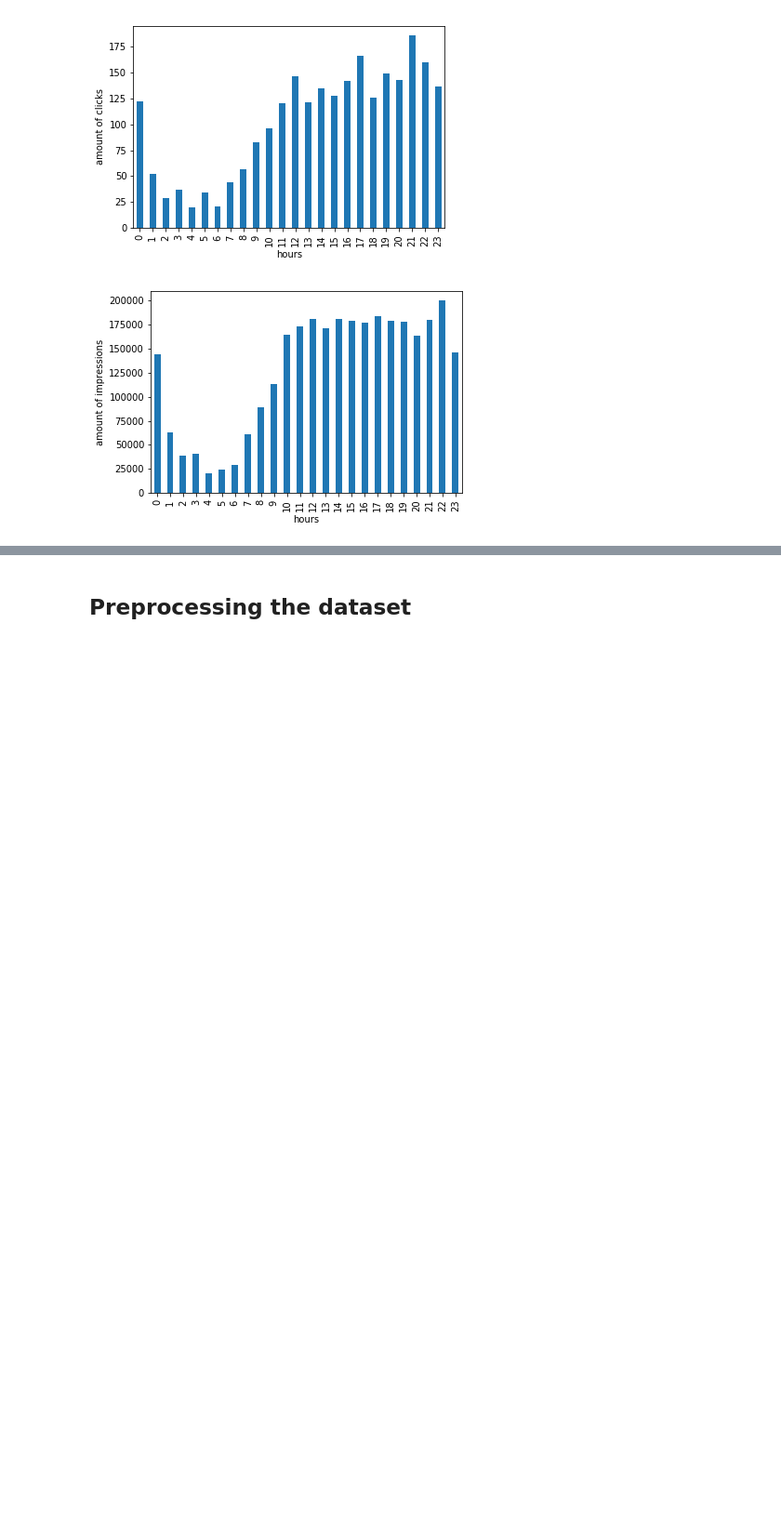
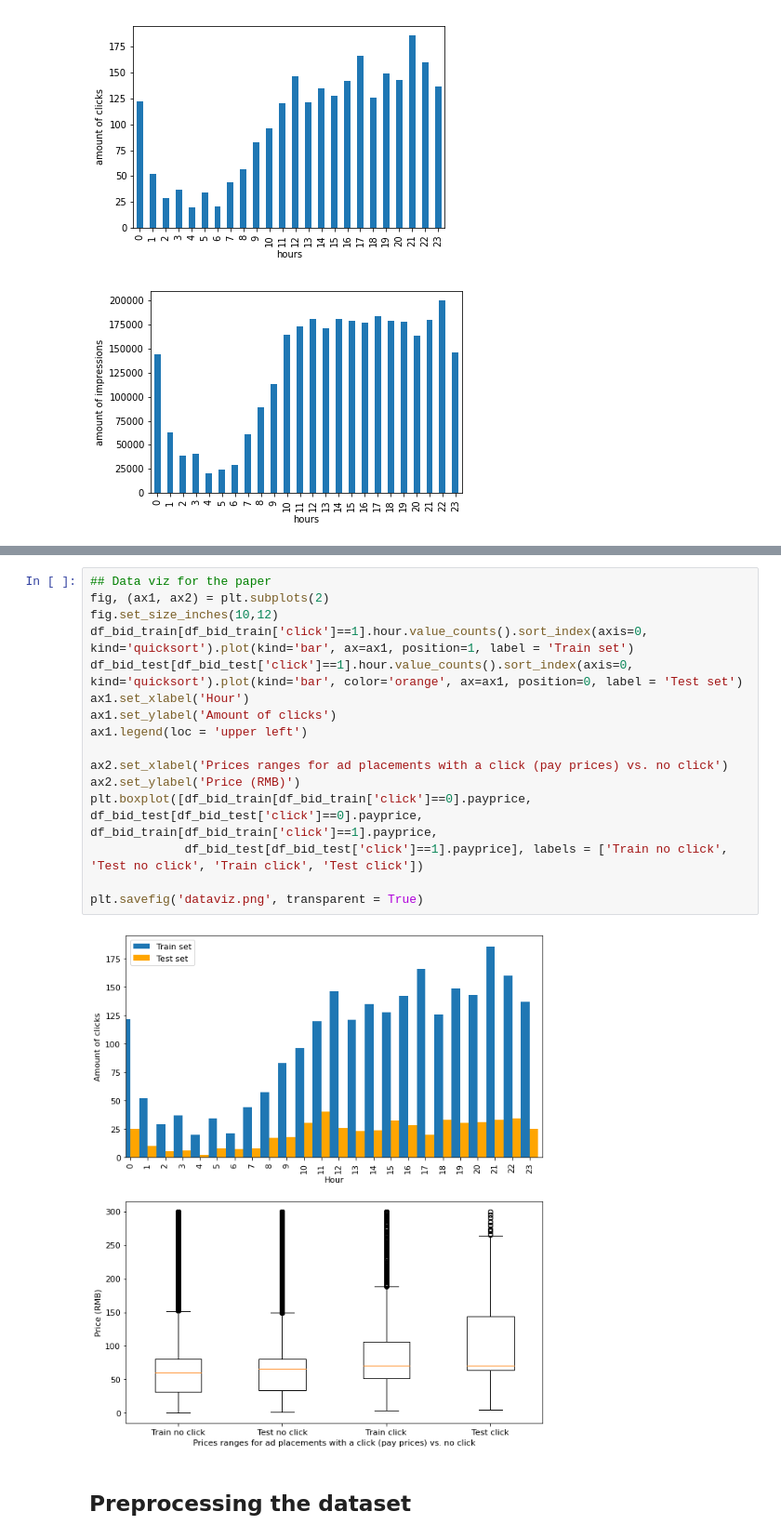
Before and after one commit to aynetdia/Budget_Constrained_Bidding, a Jupyter notebook: Tutorial.ipynb, the cells around one changed output, grey strips where cells are left out. Shown at 93% size. Saved outputs shown, nothing was run; the diff lists cells and outputs as text; blank space fills up the shorter version.

```diff
--- a/Tutorial.ipynb
+++ b/Tutorial.ipynb
@@ -426,3 +426,21 @@ the mean payprice for unclick is: 68.87521789572298
+# %%
+## Data viz for the paper
+fig, (ax1, ax2) = plt.subplots(2)
+fig.set_size_inches(10,12)
+df_bid_train[df_bid_train['click']==1].hour.value_counts().sort_index(axis=0,  kind='quicksort').plot(kind='bar', ax=ax1, position=1, label = 'Train set')
+df_bid_test[df_bid_test['click']==1].hour.value_counts().sort_index(axis=0,  kind='quicksort').plot(kind='bar', color='orange', ax=ax1, position=0, label = 'Test set')
+ax1.set_xlabel('Hour')
+ax1.set_ylabel('Amount of clicks')
+ax1.legend(loc = 'upper left')
+
+ax2.set_xlabel('Prices ranges for ad placements with a click (pay prices) vs. no click')
+ax2.set_ylabel('Price (RMB)')
+plt.boxplot([df_bid_train[df_bid_train['click']==0].payprice, df_bid_test[df_bid_test['click']==0].payprice, df_bid_train[df_bid_train['click']==1].payprice,
+             df_bid_test[df_bid_test['click']==1].payprice], labels = ['Train no click', 'Test no click', 'Train click', 'Test click'])
+
+plt.savefig('dataviz.png', transparent = True)
+# %% [output]
+[figure, added]
 # %% [markdown]
 ## Preprocessing the dataset
 # %% [markdown]
```
Also changed, not shown: parts of 17 cells of this notebook, 21 other files.
